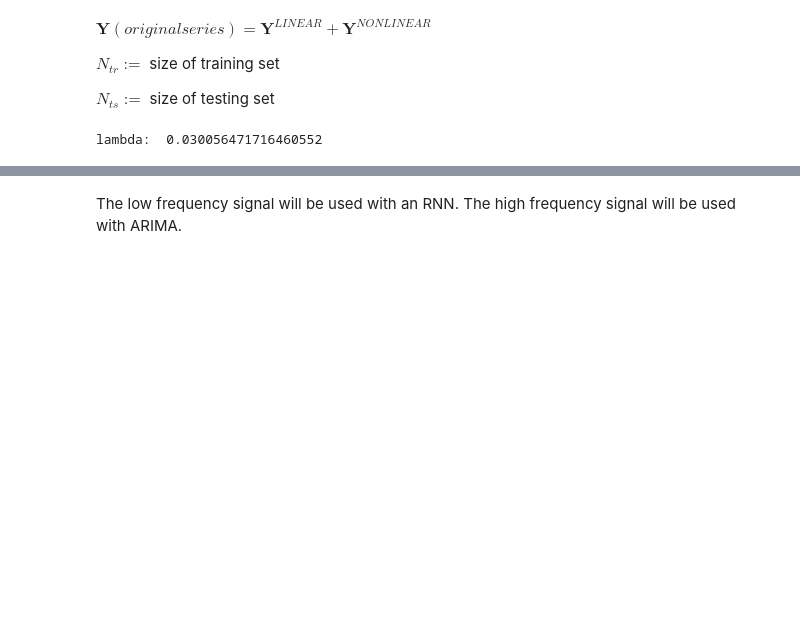
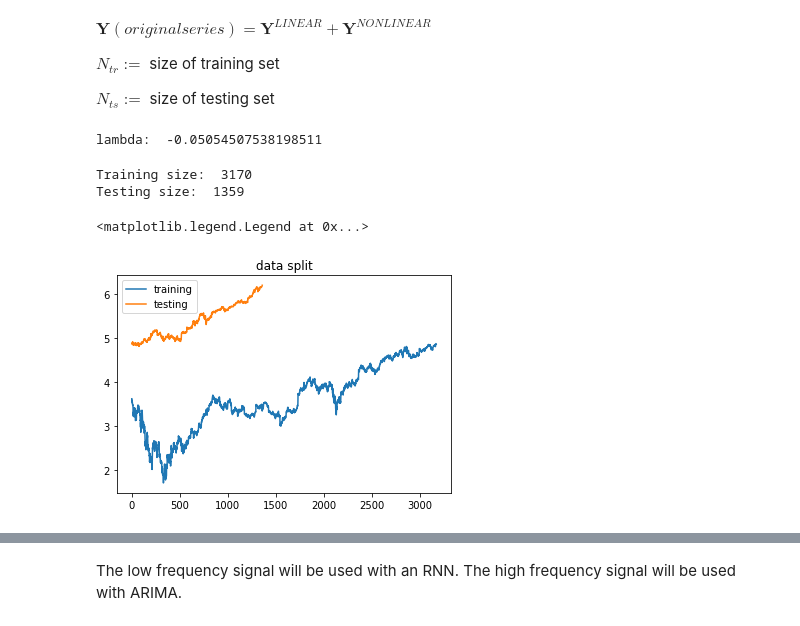
Before and after one commit to KalielWilliamson/wavelet_arima_rnn_forecast, a Jupyter notebook: dwt_ann_arima_stock_forecast.ipynb, the cells around one changed output, grey strips where cells are left out. Cells and saved outputs as stored; diff of their text form; code cells hidden in the pictures; blank space fills up the shorter version.

```diff
--- a/dwt_ann_arima_stock_forecast.ipynb
+++ b/dwt_ann_arima_stock_forecast.ipynb
@@ -108,17 +108,28 @@ $ \textbf{Y}(original series) = \textbf{Y}^{LINEAR} + \textbf{Y}^{NONLINEAR}$
 $ N_{tr} :=$ size of training set
 
 $ N_{ts} :=$ size of testing set
+# %%
+Y, lam = boxcox(Data['Close']) # to stationarize, using a square power transformation
+print('lambda: ', lam)
+# %% [output]
+lambda:  -0.05054507538198511
 # %%
-Y = Data['Close']
-
 N = len(Y)
 N_tr = int(N * 0.7)
 N_ts = N - N_tr
+print('Training size: ',N_tr)
+print('Testing size: ',N_ts)
 
 Y_tr = Y[0:N_tr:]
 Y_ts = Y[N_tr:N:]
+# %% [output]
+Training size:  3170
+Testing size:  1359
-# %%
-Y_tr, lam = boxcox(Y_tr) # to stationarize, using a square power transformation
-print('lambda: ', lam)
-# %% [output]
-lambda:  0.030056471716460552
+# %%
+plt.title('data split')
+plt.plot(Y_tr, label='training')
+plt.plot(Y_ts, label='testing')
+plt.legend(loc='upper left')
+# %% [output]
+<matplotlib.legend.Legend at 0x...>
+[figure, added]
```
Also changed, not shown: parts of 28 cells of this notebook.
